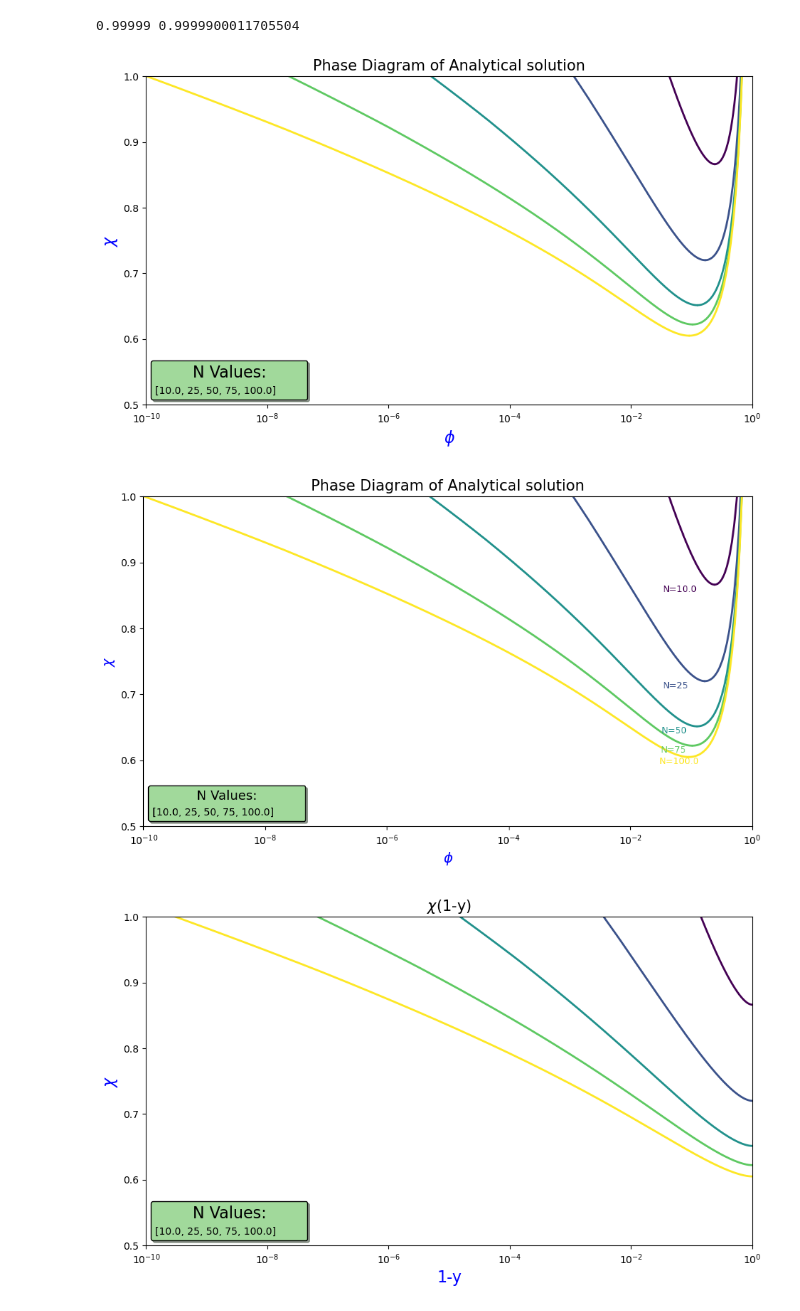
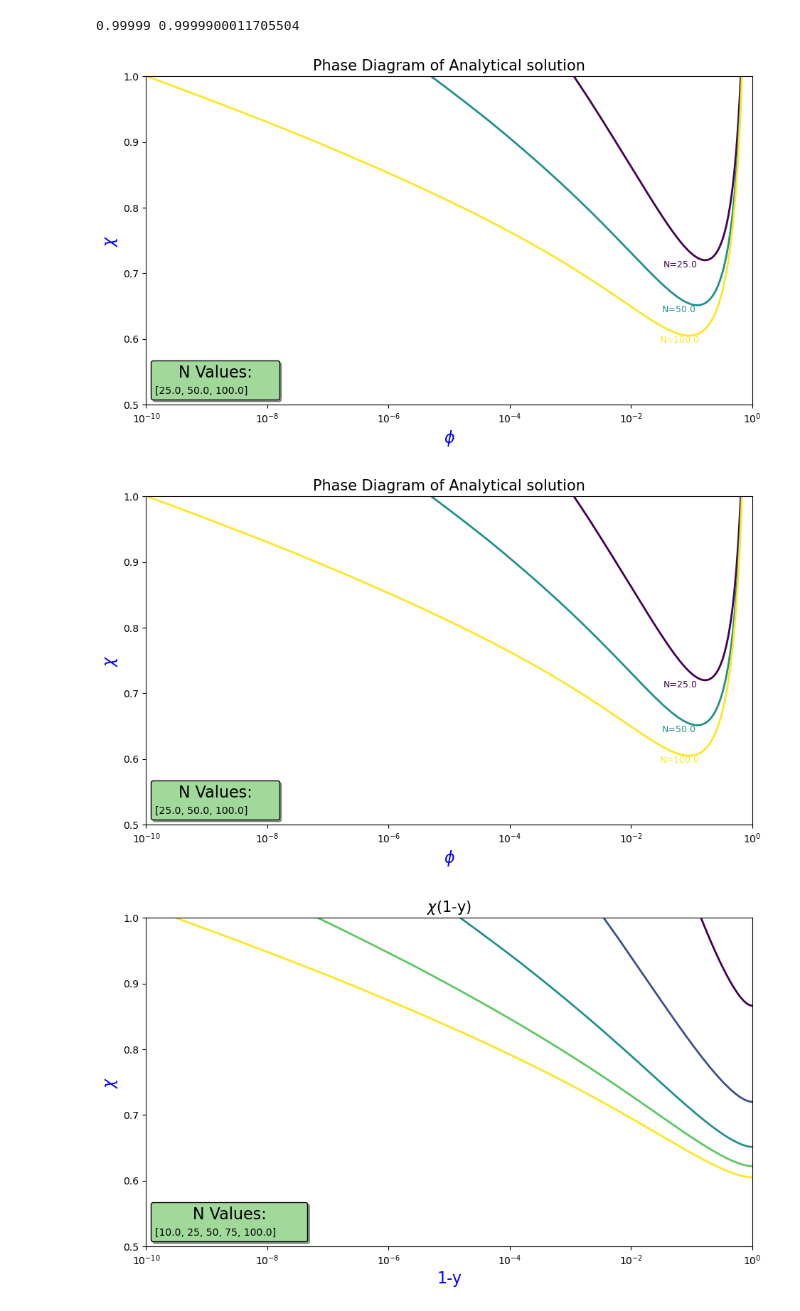
Before and after one commit to jh8560/comp_flory-hug, a Jupyter notebook: flory_analytical_solution.ipynb, the cells around one changed output. Cells and saved outputs as stored; diff of their text form; code cells hidden in the pictures.

Commit message:
updated plotting and colors

```diff
--- a/flory_analytical_solution.ipynb
+++ b/flory_analytical_solution.ipynb
@@ -37,5 +39,6 @@ def analytical_sol(N, eps):
 # %%
 
+N_values = [25.0, 50.0, 100.0]
 
 # Initialize the plot
 plt.figure(figsize=(11, 6))
@@ -43,7 +46,6 @@ colors = plt.cm.viridis(np.linspace(0, 1, len(N_values)))
 
 
 # Set N values
-N_values = [10.0, 25, 50, 75, 100.0]
 
 eps_values = np.logspace(-30, -0.01, 5000)
 for i, N in enumerate(N_values):
@@ -56,10 +58,12 @@ for i, N in enumerate(N_values):
     phiA_solutions, phiB_solutions, chi_solutions = analytical_sol(N, eps_values)
 
 
-
     # Plotting
     plt.plot(phiA_solutions, chi_solutions, color=colors[i], linestyle='-', linewidth=2)
     plt.plot(phiB_solutions, chi_solutions, color=colors[i], linestyle='-', linewidth=2)
+
+    plt.annotate(f'N={N}', xy=(phiA_solutions[1], chi_solutions[-1]), xytext=(-125, -10), textcoords='offset pixels', color=colors[i], fontsize=9)
+
 
 # Adding labels and title
 plt.xlabel(r'$\phi$', fontsize=16, color='blue')
@@ -78,5 +82,5 @@ plt.grid(False)
 # Display the plot
 plt.show()
 # %% [output]
-[figure, old version]
+[figure, new version]
 # %%
@@ -90,7 +94,7 @@ colors = plt.cm.viridis(np.linspace(0, 1, len(N_values)))
 
 
 # Set N values
-N_values = [10.0, 25, 50, 75, 100.0]
+N_values = [25.0, 50.0, 100.0]
 
 eps_values = np.logspace(-30, -0.01, 5000)
 for i, N in enumerate(N_values):
@@ -98,34 +102,34 @@ for i, N in enumerate(N_values):
     # Lists to store solutions
     phiA_solutions = []
     phiB_solutions = []
     chi_solutions = []
 
     phiA_solutions, phiB_solutions, chi_solutions = analytical_sol(N, eps_values)
 
 
 
     # Plotting
     plt.plot(phiA_solutions, chi_solutions, color=colors[i], linestyle='-', linewidth=2)
     plt.plot(phiB_solutions, chi_solutions, color=colors[i], linestyle='-', linewidth=2)
 
     plt.annotate(f'N={N}', xy=(phiA_solutions[1], chi_solutions[-1]), xytext=(-125, -10), textcoords='offset pixels', color=colors[i], fontsize=9)
 
 
 # Adding labels and title
-plt.xlabel(r'$\phi$', fontsize=14, color='blue')
-plt.ylabel(r'$\chi$', fontsize=14, color='blue')
+plt.xlabel(r'$\phi$', fontsize=16, color='blue')
+plt.ylabel(r'$\chi$', fontsize=16, color='blue')
 plt.title(r'Phase Diagram of Analytical solution', fontsize=15)
 plt.scatter([], [], color='none', label=f'{N_values}')
 plt.xscale('log')
 plt.xlim(1e-10, 1)
 plt.ylim(0.5, 1)
 
 
 # Adding a legend
-plt.legend(title='N Values:', title_fontsize='13', fontsize='10', loc='lower left', frameon=True, shadow=True, framealpha=1, edgecolor='black', facecolor='#a1d99b', markerfirst=False)
+plt.legend(title='N Values:', title_fontsize='16', fontsize='10', loc='lower left', frameon=True, shadow=True, framealpha=1, edgecolor='black', facecolor='#a1d99b', markerfirst=False)
 plt.grid(False)
 
 # Display the plot
 plt.show()
 # %% [output]
-[figure, old version]
+[figure, new version]
```
Also changed, not shown: parts of 8 cells of this notebook, 2 other files.
